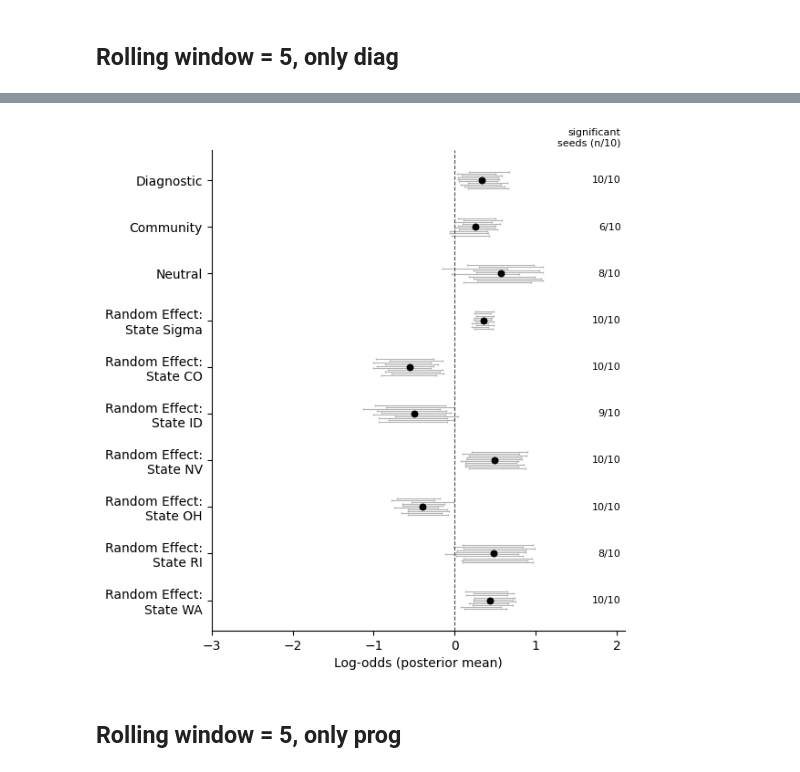
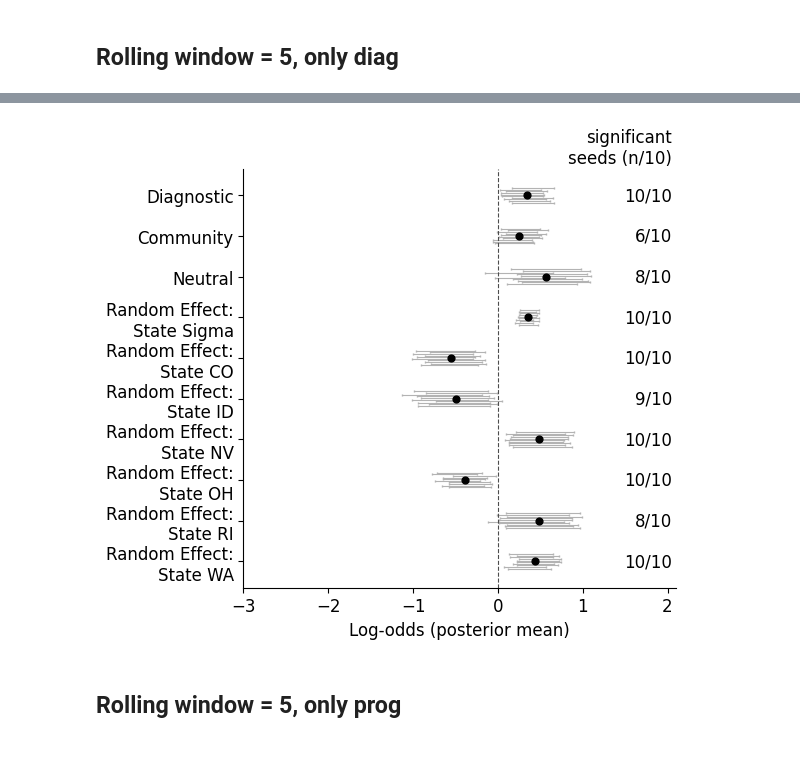
Before and after one commit to ariannap13/laborunions, a Jupyter notebook: union-activity_analysis/bayesian_coefficients_plot.ipynb, the cells around one changed output, grey strips where cells are left out. Cells and saved outputs as stored; diff of their text form; code cells hidden in the pictures.

Commit message:
updated figures and paths

```diff
--- a/union-activity_analysis/bayesian_coefficients_plot.ipynb
+++ b/union-activity_analysis/bayesian_coefficients_plot.ipynb
@@ -317,3 +389,8 @@ for idx in range(len(df_allseeds)):
     sig_counts.append(count)
 
 df_allseeds["sig_seed_count"] = sig_counts
+# %%
+order_variables = ["Diagnostic\nor Prognostic", 'Neutral', 'Random Effect:\nState Sigma',
+                   'Random Effect:\nState AZ',
+                   'Random Effect:\nState CO', 'Random Effect:\nState ID', 'Random Effect:\nState NV', 'Random Effect:\nState OH',
+                   'Random Effect:\nState RI', 'Random Effect:\nState WA',]
@@ -355,7 +440,7 @@ ax.scatter(
     mean_across,
     y,
     c='black',
-    s=22,
+    s=24,
     zorder=3
 )
 
@@ -364,8 +449,10 @@ ax.axvline(0, color='0.3', linestyle='--', linewidth=0.8)
 
 # ---- Axis formatting ----
 ax.set_yticks(y)
-ax.set_yticklabels(df_allseeds["variable"])
-ax.set_xlabel("Log-odds (posterior mean)")
+ax.set_yticklabels(df_allseeds["variable"], fontsize=12)
+ax.set_xlabel("Log-odds (posterior mean)", fontsize=12)
+ax.tick_params(axis='x', labelsize=12)
+
 
 ax.set_xlim(-3, 2.1)
 
@@ -383,7 +470,7 @@ for i, count in enumerate(df_allseeds["sig_seed_count"]):
         f"{count}/{len(seed_list)}",
         va='center',
         ha='right',
-        fontsize=8,
+        fontsize=12,
         color='black'
     )
 
@@ -394,7 +481,7 @@ ax.text(
     f"significant\nseeds (n/{len(seed_list)})",
     ha='right',
     va='bottom',
-    fontsize=8
+    fontsize=12
 )
 
 plt.savefig("../plots/bayesian_model_coefficients_rolling3_diagprog.svg")
@@ -461,7 +548,7 @@ variables_toplot = [
 # %%
 first = True
 for seed in seed_list:
-    df = pd.read_csv(f"../data/bayesian_model_summary-rolling_window_{rolling_window}_seed{seed}_diag_balanced-moredata.csv")
+    df = pd.read_csv(f"../data/bayesian_model_summary-rolling_diag_window_{rolling_window}_seed{seed}-moredata_staterandom.csv")
 
     if df.columns[0] != "variable":
         df = df.rename(columns={df.columns[0]: "variable"})
@@ -469,6 +556,7 @@ for seed in seed_list:
     if first:
         df_allseeds = df[df["variable"].isin(variables_toplot)]
         first = False
+        # rename all columns except "variable" to have suffix _seed{seed}
     else:
         df_allseeds = df_allseeds.merge(df[df["variable"].isin(variables_toplot)], on="variable", suffixes=('', f'_seed{seed}'), how='outer')
 
@@ -518,10 +626,21 @@ for idx in range(len(df_allseeds)):
     sig_counts.append(count)
 
 df_allseeds["sig_seed_count"] = sig_counts
+# %%
+order_variables = ["Diagnostic", "Community", 'Neutral', 'Random Effect:\nState Sigma',
+                   'Random Effect:\nState CO', 'Random Effect:\nState ID', 'Random Effect:\nState NV', 'Random Effect:\nState OH',
+                   'Random Effect:\nState RI', 'Random Effect:\nState WA',]
+df_allseeds["variable"] = pd.Categorical(
+    df_allseeds["variable"],
+    categories=order_variables,
+    ordered=True
+)
+
+df_allseeds = df_allseeds.sort_values("variable").reset_index(drop=True)
 # %%
 df_allseeds = df_allseeds.iloc[::-1].reset_index(drop=True)
 
-fig, ax = plt.subplots(figsize=(6, 0.6 * len(df_allseeds)))
+fig, ax = plt.subplots(figsize=(6, 0.5 * len(df_allseeds)))
 
 y = np.arange(len(df_allseeds))
 
@@ -556,7 +675,7 @@ ax.scatter(
     mean_across,
     y,
     c='black',
-    s=22,
+    s=24,
     zorder=3
 )
 
@@ -565,42 +684,43 @@ ax.axvline(0, color='0.3', linestyle='--', linewidth=0.8)
 
 # ---- Axis formatting ----
 ax.set_yticks(y)
-ax.set_yticklabels(df_allseeds["variable"])
-ax.set_xlabel("Log-odds (posterior mean)")
+ax.set_yticklabels(df_allseeds["variable"], fontsize=12)
+ax.set_xlabel("Log-odds (posterior mean)", fontsize=12)
+ax.tick_params(axis='x', labelsize=12)
 
 ax.set_xlim(-3, 2.1)
 
 sns.despine()
 
 plt.tight_layout()
 
 # ---- annotate: significant seeds ----
 x_text = ax.get_xlim()[1] - 0.05  # right margin
 
 for i, count in enumerate(df_allseeds["sig_seed_count"]):
     ax.text(
         x_text,
         i,
         f"{count}/{len(seed_list)}",
         va='center',
         ha='right',
-        fontsize=8,
+        fontsize=12,
         color='black'
     )
 
 # optional column label at top
 ax.text(
     x_text,
     len(y) - 0.3,
     f"significant\nseeds (n/{len(seed_list)})",
     ha='right',
     va='bottom',
-    fontsize=8
+    fontsize=12
 )
 
 plt.savefig("../plots/bayesian_model_coefficients_rolling5_onlydiag.svg")
 # %% [output]
-[figure, old version]
+[figure, new version]
 # %% [markdown]
 ## Rolling window = 5, only prog
 # %%
```
Also changed, not shown: parts of 19 cells of this notebook, 5 other files.
